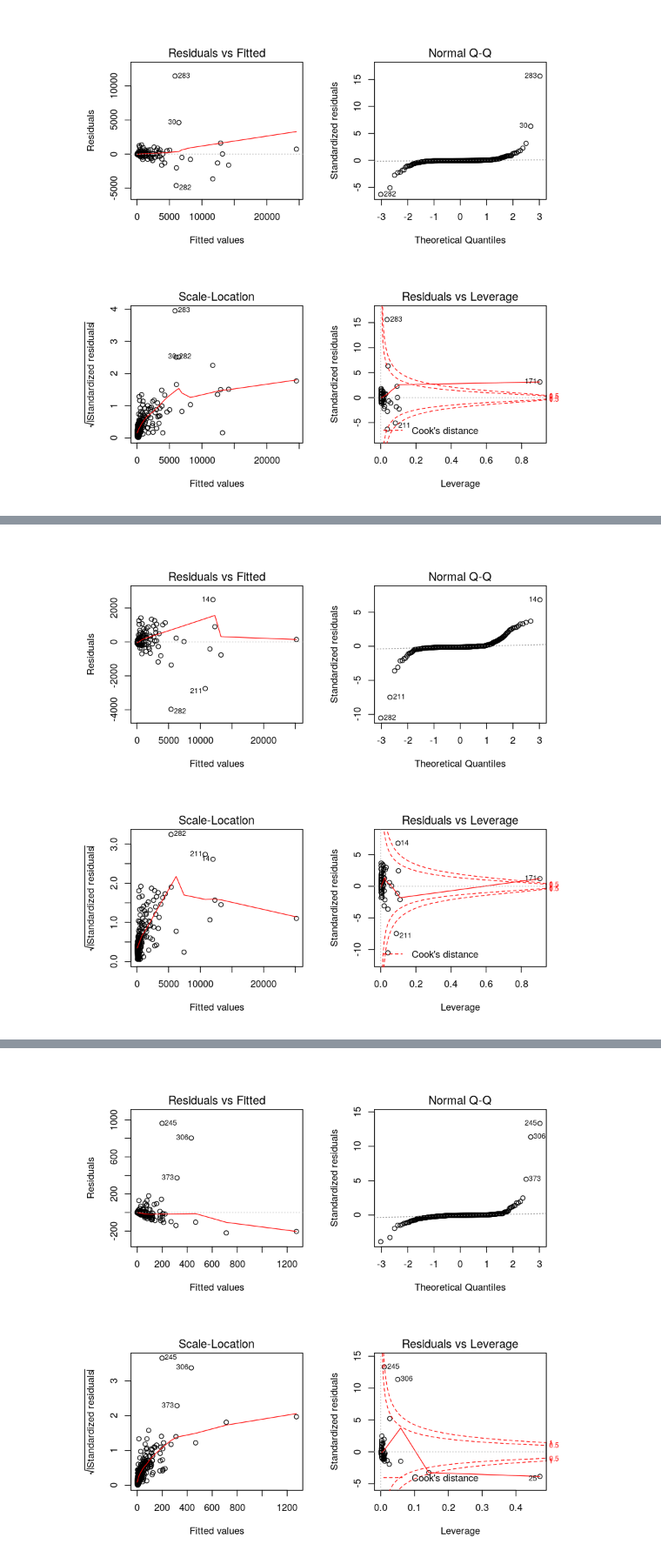
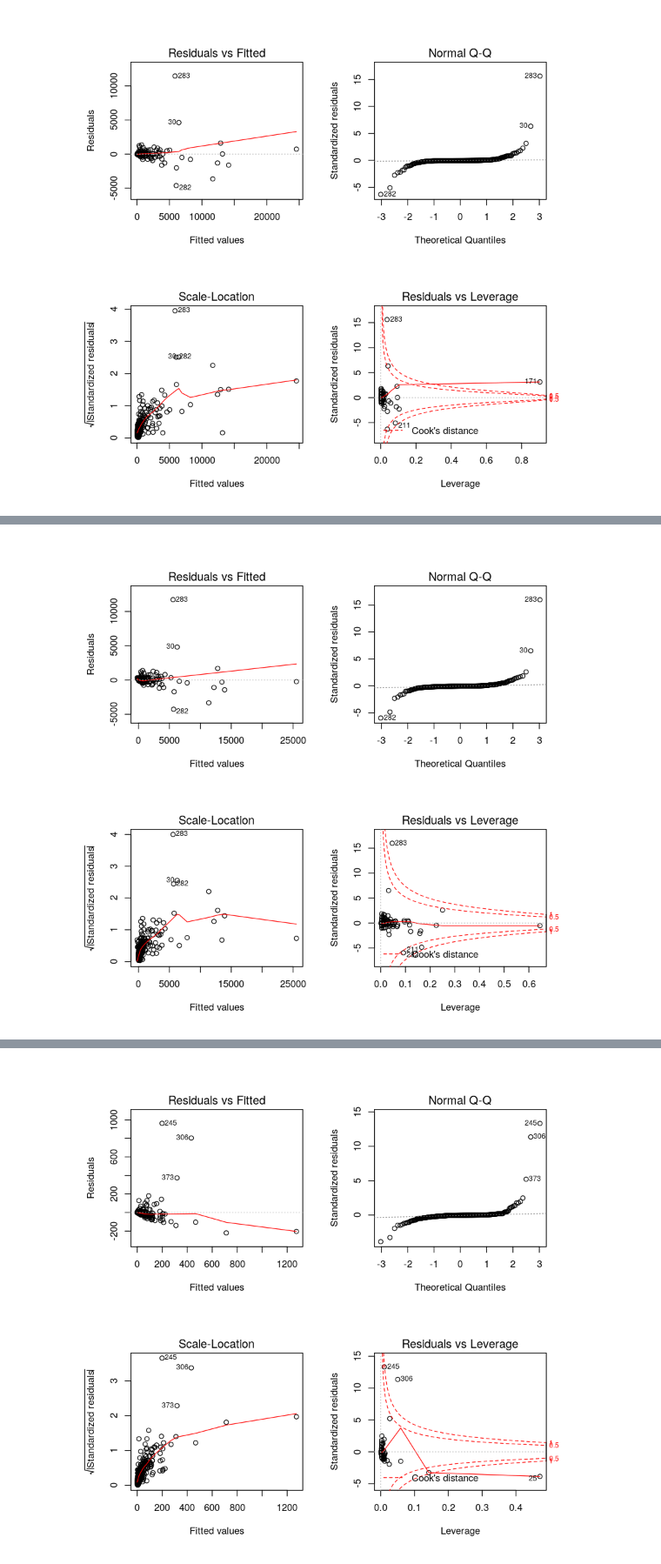
Before and after one commit to SimonHellbrueck/BT_Repository_Mining, a Jupyter notebook: regressiondiagnostics.ipynb, the cells around one changed output, grey strips where cells are left out. Shown at 87% size. Cells and saved outputs as stored; diff of their text form; code cells hidden in the pictures.

```diff
--- a/regressiondiagnostics.ipynb
+++ b/regressiondiagnostics.ipynb
@@ -74,6 +209,6 @@ plot(polynomial_fit)
 # %%
-polynomial_fit <- lm(Total ~ LOC + I(LOC^2), data=df_java_projects_training[-c(283,30),])
+fit <- lm(Total ~ LOC + Stargazers + Contributors + Issues + Lifespan, data=df_java_projects_training)
 par(mfrow=c(2,2))
-plot(polynomial_fit)
+plot(fit)
 # %% [output]
-[figure, old version]
+[figure, new version]
```
Also changed, not shown: parts of 82 cells of this notebook.
